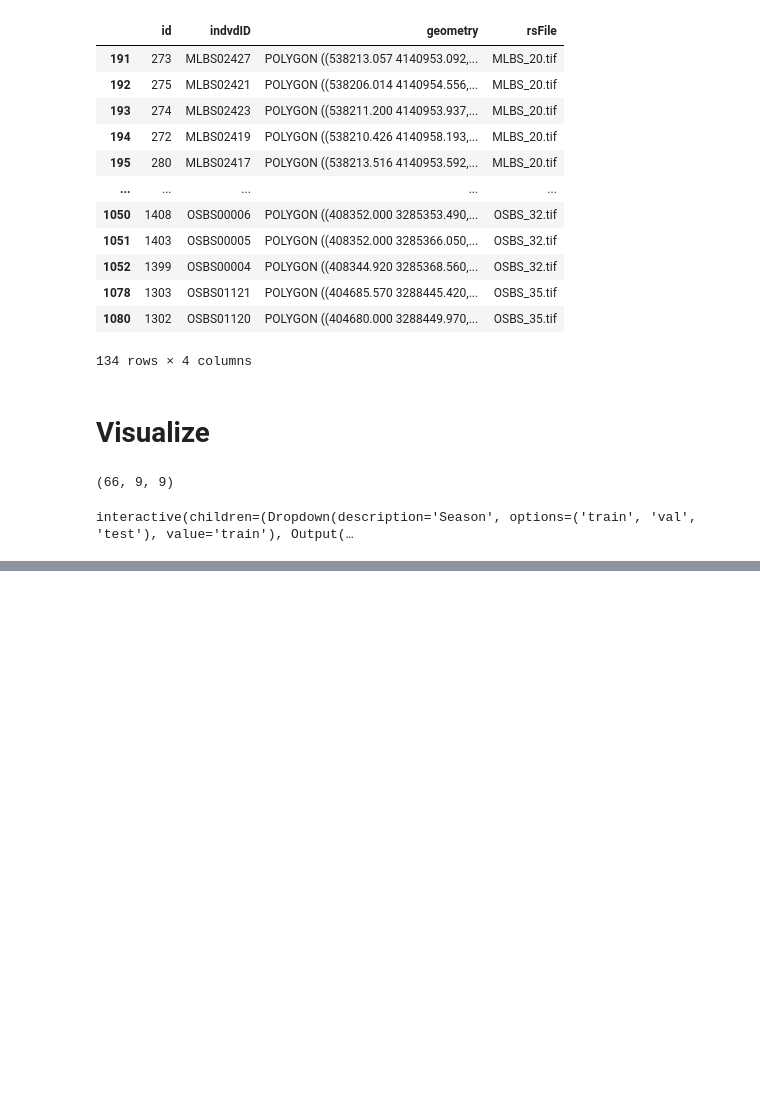
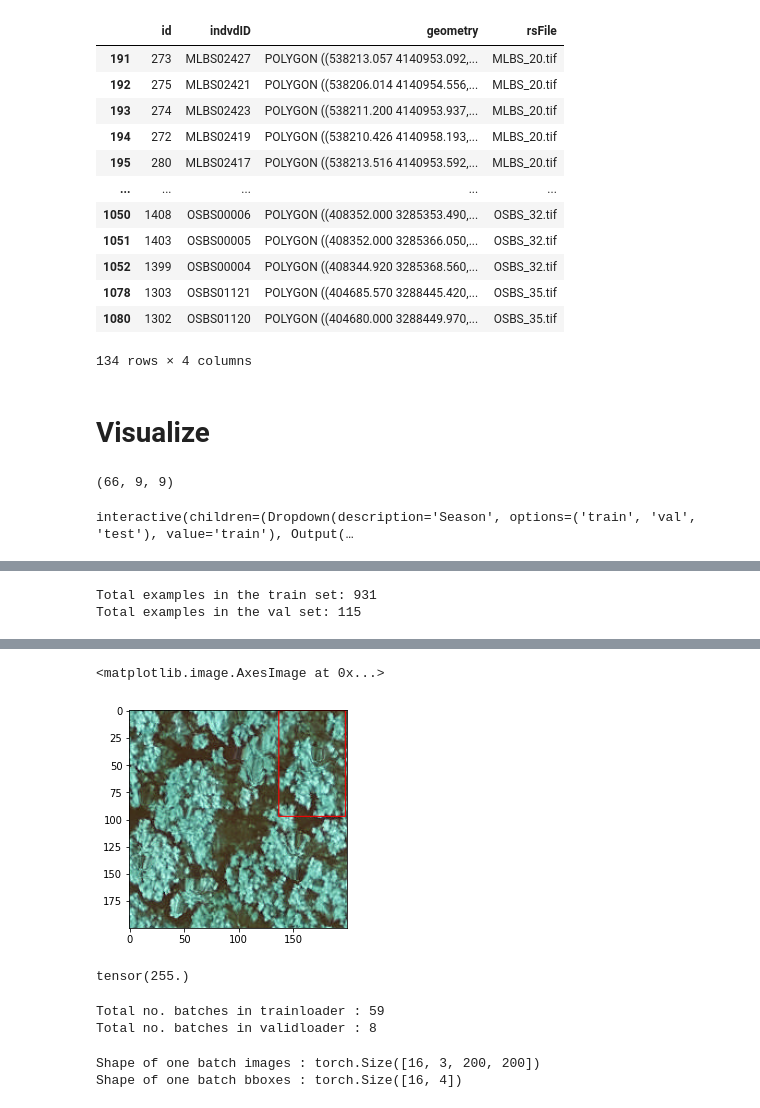
Before and after one commit to anw1998/ift6759_trees, a Jupyter notebook: notebooks/Visualization.ipynb, the cells around one changed output, grey strips where cells are left out. Saved outputs shown, nothing was run; the diff lists cells and outputs as text; code cells hidden in the pictures; blank space fills up the shorter version.

Commit message:
Create function to visualize rbg with bounding boxes, convert lat/long to pixel and start pipeline

```diff
--- a/notebooks/Visualization.ipynb
+++ b/notebooks/Visualization.ipynb
@@ -188,0 +251,6 @@ interactive(children=(Dropdown(description='Season', options=('train', 'val', 't
+# %%
+df['minx_pixel'] = tmp.apply(lambda row: row[0])
+df['miny_pixel'] = tmp.apply(lambda row: row[1])
+df['maxx_pixel'] = tmp.apply(lambda row: row[2])
+df['maxy_pixel'] = tmp.apply(lambda row: row[3])
+df.to_csv(f'/content/drive/MyDrive/ift6759_trees/data/interim/ITC/{subset}_pixel.csv', index=False)
@@ -188,0 +320,18 @@ interactive(children=(Dropdown(description='Season', options=('train', 'val', 't
+# %%
+train_csv_file = '/content/drive/MyDrive/ift6759_trees/data/interim/ITC/train_pixel.csv'
+train_data_dir = '/content/drive/MyDrive/ift6759_trees/data/interim/RemoteSensing/train/RGB'
+
+val_csv_file = '/content/drive/MyDrive/ift6759_trees/data/interim/ITC/val_pixel.csv'
+val_data_dir = '/content/drive/MyDrive/ift6759_trees/data/interim/RemoteSensing/val/RGB'
+
+
+device = 'cuda'
+
+batch_size = 16
+img_size = 200
+
+lr = 0.001
+epochs = 40
+model = 'efficientnet_b0'
+
+num_cor = 4
@@ -188,0 +355,3 @@ interactive(children=(Dropdown(description='Season', options=('train', 'val', 't
+# %%
+val_df = pd.read_csv(val_csv_file)
+val_df
@@ -188,0 +422,23 @@ interactive(children=(Dropdown(description='Season', options=('train', 'val', 't
+# %%
+trainset = ObjLocDataset(train_df, train_data_dir)
+valset = ObjLocDataset(val_df, val_data_dir)
+# %%
+print(f'Total examples in the train set: {len(trainset)}')
+print(f'Total examples in the val set: {len(valset)}')
+# %% [output]
+Total examples in the train set: 931
+Total examples in the val set: 115
+# %%
+import cv2
+
+idx = 1
+img, bbox = valset[idx]
+
+xmin, ymin, xmax, ymax = bbox
+
+pt1 = (int(xmin), int(ymin))
+pt2 = (int(xmax), int(ymax))
+
+bnd_img = cv2.rectangle(img.permute(1, 2, 0).numpy(),pt1, pt2,(255,0,0),1)
+plt.imshow(bnd_img)
+# %% [output]
@@ -188,0 +446,6 @@ interactive(children=(Dropdown(description='Season', options=('train', 'val', 't
+<matplotlib.image.AxesImage at 0x...>
+[figure, added]
+# %%
+img.max()
+# %% [output]
+tensor(255.)
@@ -188,0 +455,16 @@ interactive(children=(Dropdown(description='Season', options=('train', 'val', 't
+# %%
+print("Total no. batches in trainloader : {}".format(len(trainloader)))
+print("Total no. batches in validloader : {}".format(len(valloader)))
+# %% [output]
+Total no. batches in trainloader : 59
+Total no. batches in validloader : 8
+# %%
+for images, bboxes in trainloader:
+  break;
+
+
+print(f"Shape of one batch images : {images.shape}")
+print(f"Shape of one batch bboxes : {bboxes.shape}")
+# %% [output]
+Shape of one batch images : torch.Size([16, 3, 200, 200])
+Shape of one batch bboxes : torch.Size([16, 4])
```
Also changed, not shown: parts of 28 cells of this notebook.
